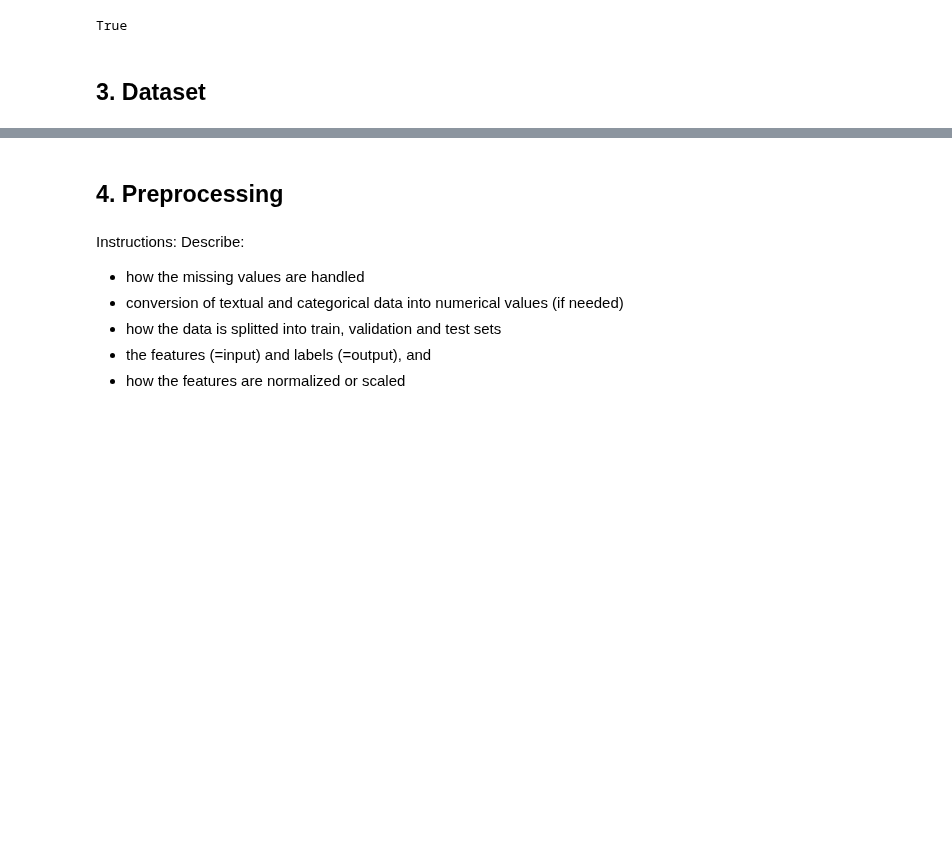
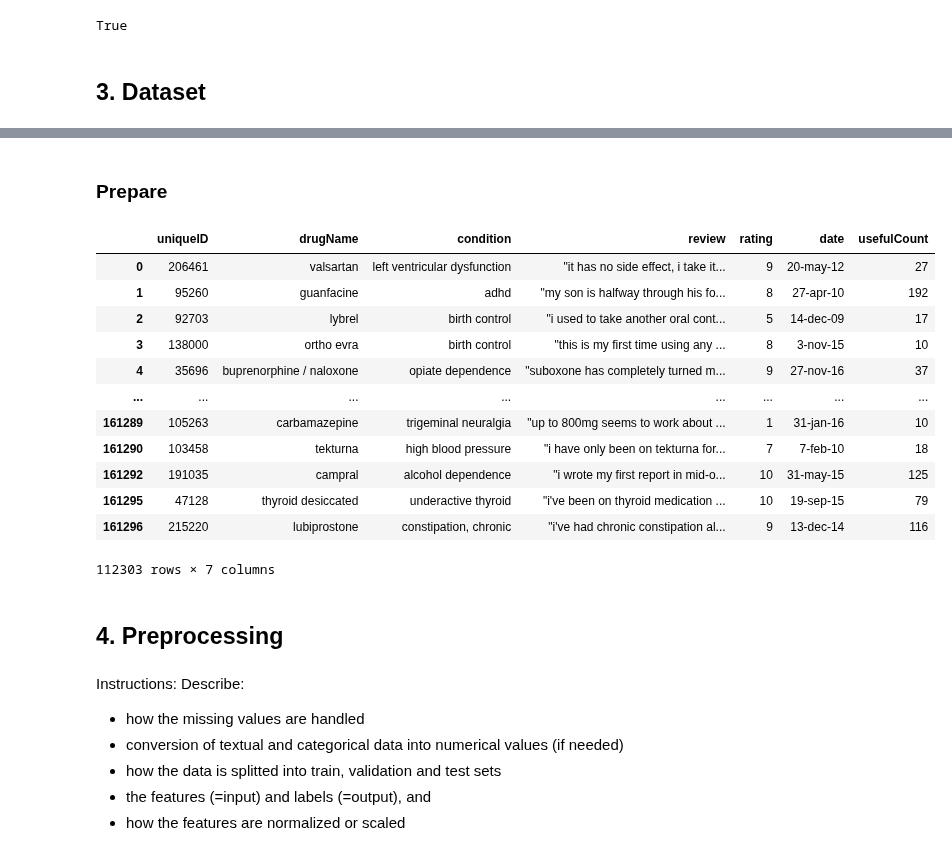
Before and after one commit to alerr415/patient-drug-review-ratings, a Jupyter notebook: case-3-patient-drug-review.ipynb, the cells around one changed output, grey strips where cells are left out. Cells and saved outputs as stored; diff of their text form; code cells hidden in the pictures; blank space fills up the shorter version.

```diff
--- a/case-3-patient-drug-review.ipynb
+++ b/case-3-patient-drug-review.ipynb
@@ -144,3 +120,41 @@ Description of the dataframe:
+# %% [markdown]
+### Prepare
+# %%
+# Change all columns to lowercase
+df = df.applymap(lambda x: x.lower() if type(x) == str else x)
+
+# Drop duplicate rows from the data
+df.drop_duplicates(subset='review', inplace=True)
+
+# Decode HTML-encoded words
+df['review'] = df['review'].apply(html.unescape)
+
+# Drop all rows with NaN review and 1 character reviews
+df.dropna(subset=['review'], inplace=True)
+df = df[df['review'].str.strip().astype(bool)]
+df = df[df['review'].str.len() > 1]
+
+# Remove hashtags from reviews <-- neutral (didn't change much)
+def remove_hashtags(text):
+    return re.sub(r'#\w+', '', text)
+df['review'] = df['review'].apply(remove_hashtags)
+
+# Display the current state of our dataframe
+display(df)
+# %% [output]
+|  | uniqueID | drugName | condition | review | rating | date | usefulCount |
+| 0 | 206461 | valsartan | left ventricular dysfunction | "it has no side effect, i take it... | 9 | 20-may-12 | 27 |
+| 1 | 95260 | guanfacine | adhd | "my son is halfway through his fo... | 8 | 27-apr-10 | 192 |
+| 2 | 92703 | lybrel | birth control | "i used to take another oral cont... | 5 | 14-dec-09 | 17 |
+| 3 | 138000 | ortho evra | birth control | "this is my first time using any ... | 8 | 3-nov-15 | 10 |
+| 4 | 35696 | buprenorphine / naloxone | opiate dependence | "suboxone has completely turned m... | 9 | 27-nov-16 | 37 |
+| ... | ... | ... | ... | ... | ... | ... | ... |
+| 161289 | 105263 | carbamazepine | trigeminal neuralgia | "up to 800mg seems to work about ... | 1 | 31-jan-16 | 10 |
+| 161290 | 103458 | tekturna | high blood pressure | "i have only been on tekturna for... | 7 | 7-feb-10 | 18 |
+| 161292 | 191035 | campral | alcohol dependence | "i wrote my first report in mid-o... | 10 | 31-may-15 | 125 |
+| 161295 | 47128 | thyroid desiccated | underactive thyroid | "i've been on thyroid medication ... | 10 | 19-sep-15 | 79 |
+| 161296 | 215220 | lubiprostone | constipation, chronic | "i've had chronic constipation al... | 9 | 13-dec-14 | 116 |
+112303 rows × 7 columns
 # %% [markdown]
 ## 4. Preprocessing
 # %% [markdown]
```
Also changed, not shown: parts of 27 cells of this notebook.
